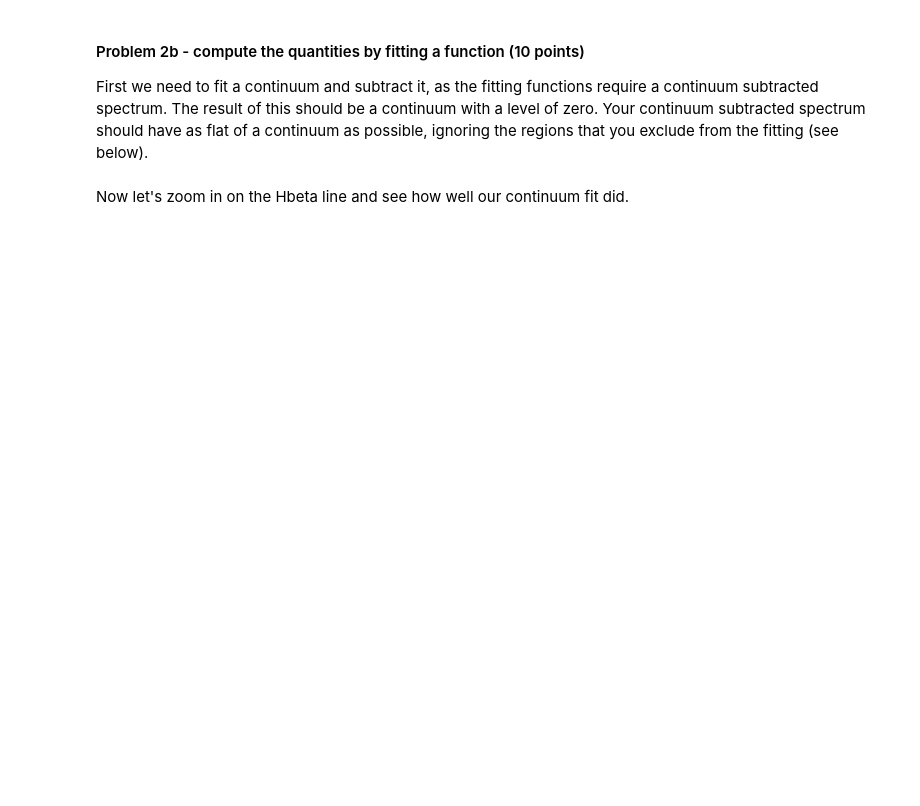
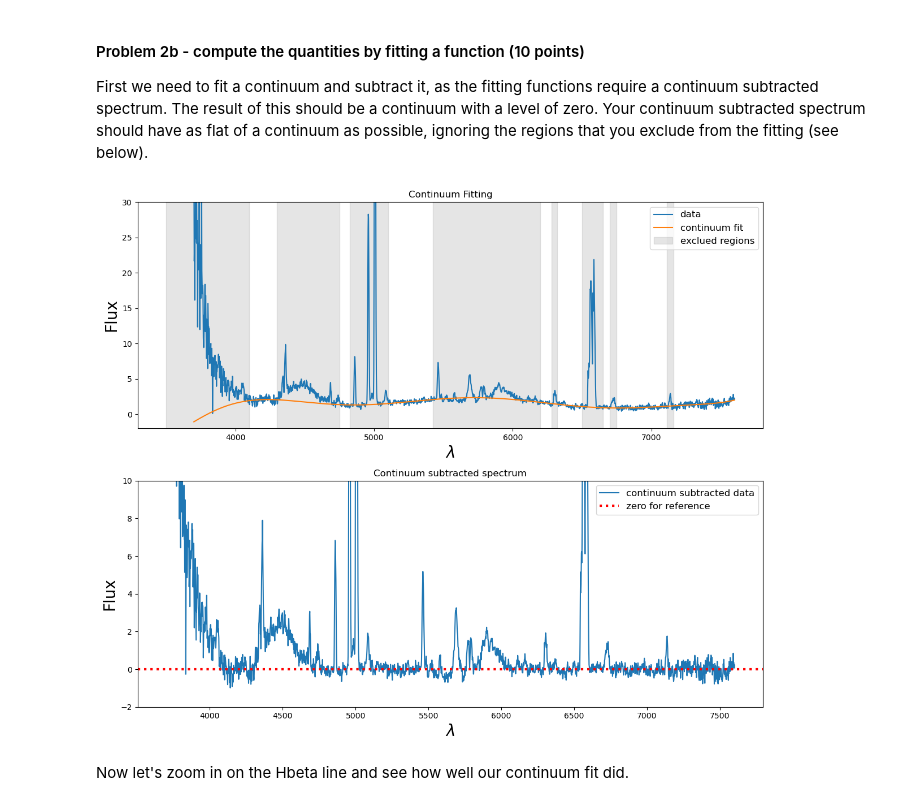
Before and after one commit to OZafuta/Analysis_Real_Spectra_Student, a Jupyter notebook: analysis_real_spectra.student.ipynb, the cells around one changed output. Saved outputs shown, nothing was run; the diff lists cells and outputs as text; code cells hidden in the pictures; blank space fills up the shorter version.

```diff
--- a/analysis_real_spectra.student.ipynb
+++ b/analysis_real_spectra.student.ipynb
@@ -209,9 +213,9 @@ lamhigh = [4100,4750]
 #************************
 #your other regions go here.
 #a list of the lower bounds
-lamlow.extend([])
+lamlow.extend([4825,5425,6280,6500,6700,7110])
 #a list of the upper bounds
-lamhigh.extend([])
+lamhigh.extend([5100,6200,6320,6650,6750,7160])
 
 #this creates the SpectralRegion that contains all of the excluded regions
 for ilam,lam in enumerate(lamlow):
@@ -227,40 +231,42 @@ for ilam,lam in enumerate(lamlow):
 #Your continuum subtracted spectrum should
 with warnings.catch_warnings():  # Ignore warnings
     warnings.simplefilter('ignore')
-    fitted_continuum = fit_generic_continuum(specm57,exclude_regions=excl_region, median_window=  ,
-                                             model=models.Chebyshev1D(degree=  ))
+    fitted_continuum = fit_generic_continuum(specm57,exclude_regions=excl_region, median_window= 3 ,
+                                             model=models.Chebyshev1D(degree= 8 ))
 #this is the fitted continuum
 y_fit = fitted_continuum(specm57.wavelength)
 
 #plot the spectrum and the continuum fit
 f,(ax1,ax2) = plt.subplots(2,1,figsize=(12,10))
 ax1.plot(specm57.wavelength, specm57.flux,label='data')
 ax1.plot(specm57.wavelength, y_fit,label='continuum fit')
 ax1.set_title("Continuum Fitting")
 ax1.set_ylim(-2,30)
 ax1.set_xlabel("$\lambda$",fontsize=20)
 ax1.set_ylabel("Flux",fontsize=20)
 
 #to help you decide which regions to exclude, plot gray regions that are excluded.
 for ilam,lam in enumerate(lamlow):
     ax1.fill_betweenx([-100,100],lamlow[ilam],x2=lamhigh[ilam],color='gray',alpha=0.2,label='exclued regions')
 
     #only make the legend after the first iteration so it only makes one box
     if ilam==0:
         ax1.legend(fontsize=12)
 
 #plot the continuum subtracted spectrum
 contsubspec = specm57.flux - y_fit
 ax2.plot(specm57.wavelength, contsubspec, label='continuum subtracted data')
 ax2.set_title("Continuum subtracted spectrum")
 ax2.set_ylim(-2,10)
 ax2.axhline(0.0,color='red',linestyle=':',linewidth=3,label='zero for reference')
 ax2.set_xlabel("$\lambda$",fontsize=20)
 ax2.set_ylabel("Flux",fontsize=20)
 ax2.legend(fontsize=12)
 
 #this optimizes the spacing between the figures
 f.tight_layout()
+# %% [output]
+[figure, added]
 # %% [markdown]
 Now let's zoom in on the Hbeta line and see how well our continuum fit did.
 # %%
```
Also changed, not shown: parts of 4 cells of this notebook.
